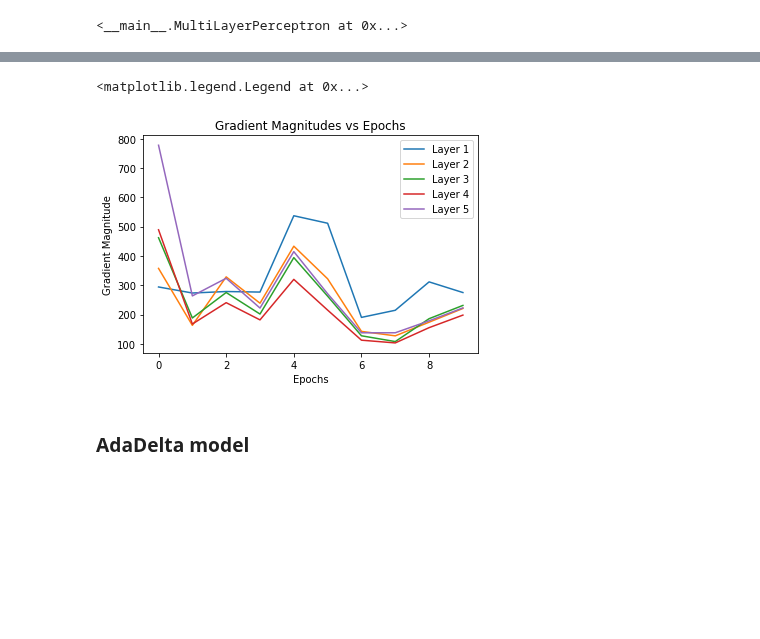
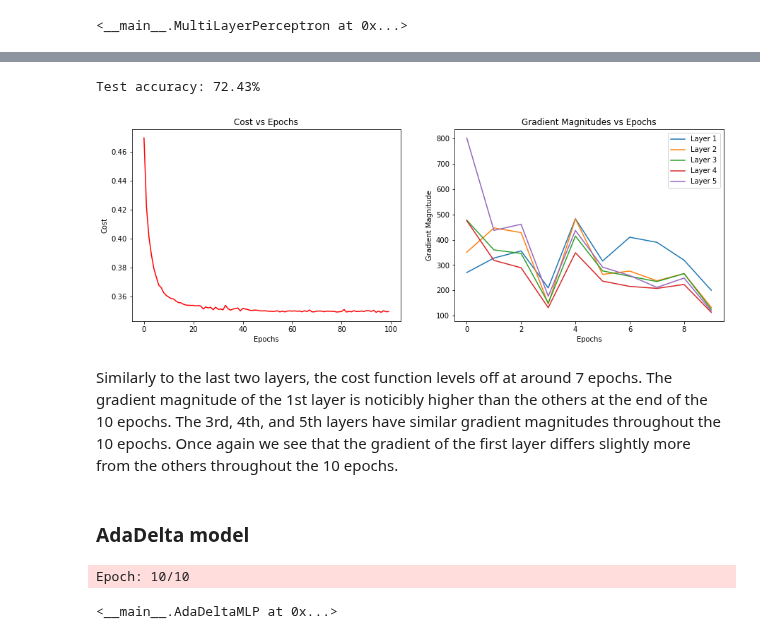
Before and after one commit to RayaanJIrani/MLLab4MultiLayerPerceptron, a Jupyter notebook: main.ipynb, the cells around one changed output, grey strips where cells are left out. Saved outputs shown, nothing was run; the diff lists cells and outputs as text; code cells hidden in the pictures; blank space fills up the shorter version.

```diff
--- a/main.ipynb
+++ b/main.ipynb
@@ -689,15 +680,3 @@ model5.fit(X_train, y_train, print_progress=1, XY_test=(X_test,y_test))
 # %% [output]
 Epoch: 10/10
 <__main__.MultiLayerPerceptron at 0x...>
-# %%
-y_pred = model5.predict(X_test)
-print('Test accuracy: %.2f%%' % (accuracy_score(y_test, y_pred)*100))
-# print out the value counts of each item in y_pred_scl_one_hot:
-print("Value Counts of classes predicted: ")
-print(pd.Series(y_pred).value_counts())
-cost_avgs = np.mean(model5.cost_,axis=1)
-plt.plot(range(len(cost_avgs)), cost_avgs, color='red')
-plt.ylabel('Cost')
-plt.xlabel('Epochs')
-plt.title('Cost vs Epochs')
-plt.show()
@@ -730,15 +709,3 @@ model6.fit(X_train, y_train, print_progress=1, XY_test=(X_test,y_test))
 # %% [output]
 Epoch: 10/10
 <__main__.MultiLayerPerceptron at 0x...>
-# %%
-y_pred = model6.predict(X_test)
-print('Test accuracy: %.2f%%' % (accuracy_score(y_test, y_pred)*100))
-# print out the value counts of each item in y_pred_scl_one_hot:
-print("Value Counts of classes predicted: ")
-print(pd.Series(y_pred).value_counts())
-cost_avgs = np.mean(model6.cost_,axis=1)
-plt.plot(range(len(cost_avgs)), cost_avgs, color='red')
-plt.ylabel('Cost')
-plt.xlabel('Epochs')
-plt.title('Cost vs Epochs')
-plt.show()
@@ -754,14 +712,23 @@ dtype: int64
 # %%
-# Plot the gradient magnitudes:
+y_pred = model6.predict(X_test)
+print('Test accuracy: %.2f%%' % (accuracy_score(y_test, y_pred)*100))
+fig, (ax1, ax2) = plt.subplots(1, 2, figsize=(15,5))
+ax1.plot(range(len(cost_avgs)), cost_avgs, color='red')
+ax1.set_ylabel('Cost')
+ax1.set_xlabel('Epochs')
+ax1.set_title('Cost vs Epochs')
 for i in range(len(model6.w_grad_)):
-    plt.plot(range(len(model6.w_grad_[i])), model6.w_grad_[i], label="Layer {}".format(i+1))
-plt.ylabel('Gradient Magnitude')
-plt.xlabel('Epochs')
-plt.title('Gradient Magnitudes vs Epochs')
-plt.legend()
+    ax2.plot(range(len(model6.w_grad_[i])), model6.w_grad_[i], label="Layer {}".format(i+1))
+ax2.set_ylabel('Gradient Magnitude')
+ax2.set_xlabel('Epochs')
+ax2.set_title('Gradient Magnitudes vs Epochs')
+ax2.legend()
+plt.show()
 # %% [output]
-<matplotlib.legend.Legend at 0x...>
+Test accuracy: 72.43%
-[figure, old version]
+[figure, new version]
+# %% [markdown]
+Similarly to the last two layers, the cost function levels off at around 7 epochs. The gradient magnitude of the 1st layer is noticibly higher than the others at the end of the 10 epochs. The 3rd, 4th, and 5th layers have similar gradient magnitudes throughout the 10 epochs. Once again we see that the gradient of the first layer differs slightly more from the others throughout the 10 epochs.
 # %% [markdown]
 ### AdaDelta model
 # %%
@@ -865,3 +832,14 @@ class AdaDeltaMLP(MultiLayerPerceptron):
                 self.val_score_.append(accuracy_score(y_test,self.predict(X_test)))
 
         return self
+# %%
+
+hyper_params['epochs'] = 10
+hyper_params["n_layers"] = 5
+hyper_params["B1"] = .8
+hyper_params["B2"] = .8
+model7 = AdaDeltaMLP(**hyper_params)
+model7.fit(X_train, y_train, print_progress=1, XY_test=(X_test,y_test))
+# %% [output]
+Epoch: 10/10
+<__main__.AdaDeltaMLP at 0x...>
```
Also changed, not shown: parts of 19 cells of this notebook.
